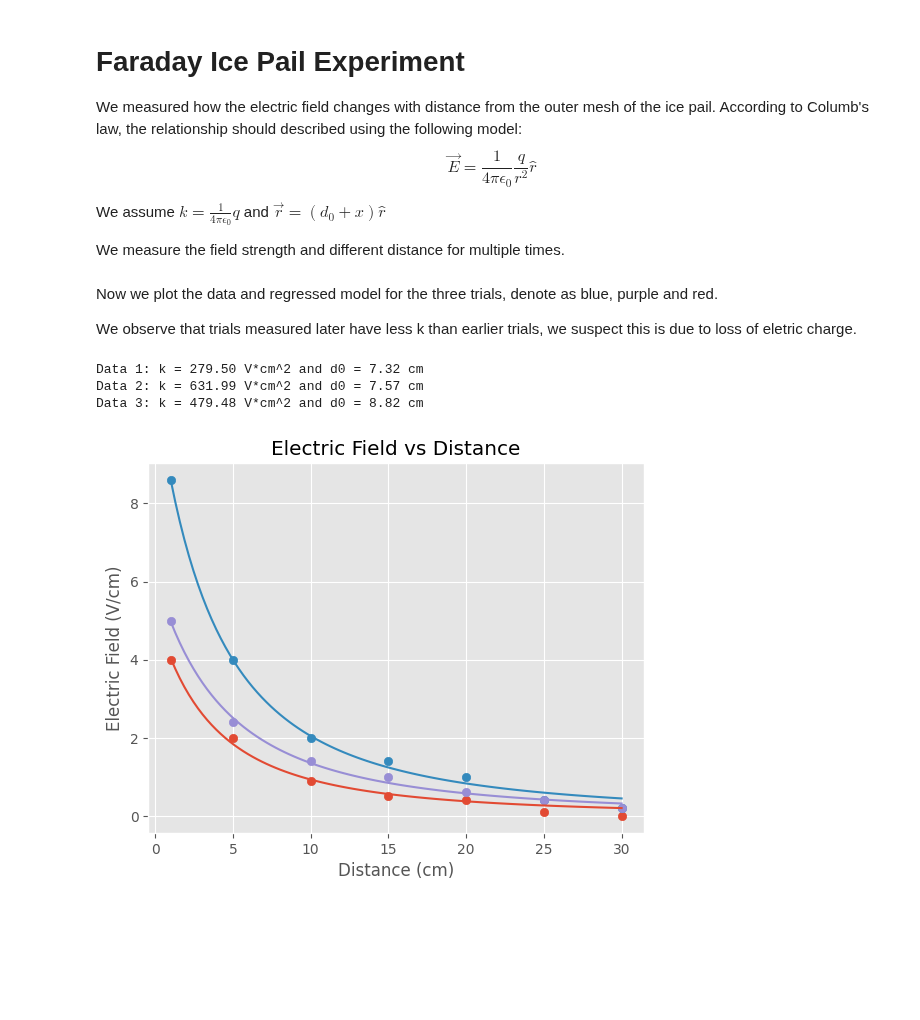
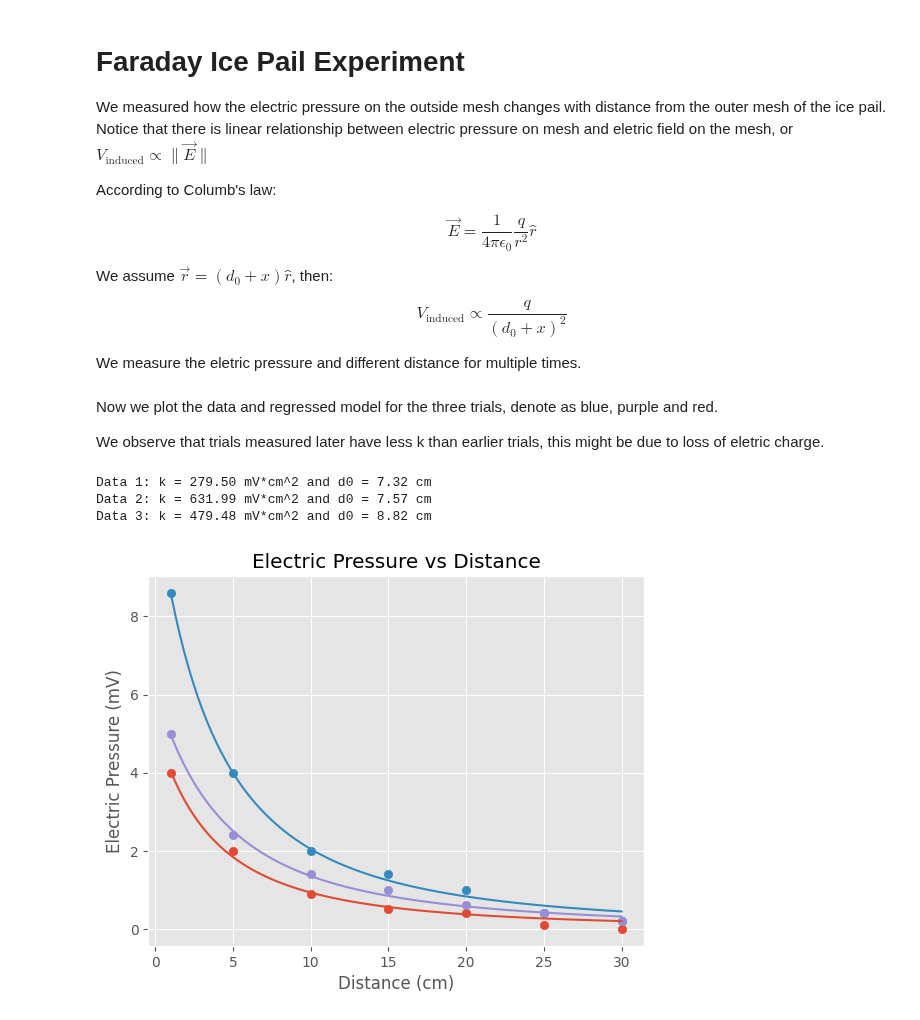
Before and after one commit to catr1xLiu/Notebook, a Jupyter notebook: CE1B/ECE106 - Eletricity and Magnetism/Lab1/Faraday Ice Pail.ipynb, the cells around one changed output. Drawn from its saved outputs; the diff is of its cells as text; code cells hidden in the pictures; blank space fills up the shorter version.

Commit message:
completed the faraday ice pail lab

```diff
--- a/CE1B/ECE106 - Eletricity and Magnetism/Lab1/Faraday Ice Pail.ipynb
+++ b/CE1B/ECE106 - Eletricity and Magnetism/Lab1/Faraday Ice Pail.ipynb
@@ -1,14 +1,21 @@
 # %% [markdown]
 # Faraday Ice Pail Experiment
 
-We measured how the electric field changes with distance from the outer mesh of the ice pail. According to Columb's law, the relationship should described using the following model:
+We measured how the electric pressure on the outside mesh changes with distance from the outer mesh of the ice pail. Notice that there is linear relationship between electric pressure on mesh and eletric field on the mesh, or $V_\text{induced} \propto \|\vec{E}\|$
+
+According to Columb's law:
+
 $$
 \vec{E} = \frac{1}{4 \pi \epsilon_0} \frac{q}{r^2} \hat{r}
 $$
 
-We assume $k = \frac{1}{4 \pi \epsilon_0} q$ and $\vec{r} = (d_0 + x) \hat{r}$
+We assume $\vec{r} = (d_0 + x) \hat{r}$, then:
 
-We measure the field strength and different distance for multiple times.
+$$
+V_\text{induced} \propto \frac{q}{(d_0 + x)^2}
+$$
+
+We measure the eletric pressure and different distance for multiple times.
 # %%
 from matplotlib import pyplot as plt
 
@@ -26,7 +33,7 @@ distance = np.array([30, 25, 20, 15, 10, 5, 1])
 # %% [markdown]
 Now we plot the data and regressed model for the three trials, denote as blue, purple and red.
 
-We observe that trials measured later have less k than earlier trials, we suspect this is due to loss of eletric charge.
+We observe that trials measured later have less k than earlier trials, this might be due to loss of eletric charge.
 # %%
 def model(x, d0, k):
     return k / (x + d0)**2
@@ -37,39 +44,39 @@ def fit_model(data, distance):
 
 d1, k1 = fit_model(data1, distance)
 d2, k2 = fit_model(data2, distance)
 d3, k3 = fit_model(data3, distance)
 
 regression2 = np.poly1d(np.polyfit(distance, data2, deg=2))
 
 regression3 = np.poly1d(np.polyfit(distance, data3, deg=2))
 
 distance_linspace = np.linspace(distance.min(), distance.max(), 100)
 
 data1_smooth = model(distance_linspace, d1, k1)
 
 data2_smooth = model(distance_linspace, d2, k2)
 
 data3_smooth = model(distance_linspace, d3, k3)
 
 plt.style.use('ggplot')
 
 plt.xlabel("Distance (cm)")
-plt.ylabel("Electric Field (V/cm)")
-plt.title("Electric Field vs Distance")
+plt.ylabel("Electric Pressure (mV)")
+plt.title("Electric Pressure vs Distance")
 
 plt.scatter(distance, data1, color="C0")
 plt.scatter(distance, data2, color="C1")
 plt.scatter(distance, data3, color="C2")
 
 plt.plot(distance_linspace, data1_smooth, color="C0")
 plt.plot(distance_linspace, data2_smooth, color="C1")
 plt.plot(distance_linspace, data3_smooth, color="C2")
 
-print(f"Data 1: k = {k1:.2f} V*cm^2 and d0 = {d1:.2f} cm")
-print(f"Data 2: k = {k2:.2f} V*cm^2 and d0 = {d2:.2f} cm")
-print(f"Data 3: k = {k3:.2f} V*cm^2 and d0 = {d3:.2f} cm")
+print(f"Data 1: k = {k1:.2f} mV*cm^2 and d0 = {d1:.2f} cm")
+print(f"Data 2: k = {k2:.2f} mV*cm^2 and d0 = {d2:.2f} cm")
+print(f"Data 3: k = {k3:.2f} mV*cm^2 and d0 = {d3:.2f} cm")
 # %% [output]
-Data 1: k = 279.50 V*cm^2 and d0 = 7.32 cm
-Data 2: k = 631.99 V*cm^2 and d0 = 7.57 cm
-Data 3: k = 479.48 V*cm^2 and d0 = 8.82 cm
+Data 1: k = 279.50 mV*cm^2 and d0 = 7.32 cm
+Data 2: k = 631.99 mV*cm^2 and d0 = 7.57 cm
+Data 3: k = 479.48 mV*cm^2 and d0 = 8.82 cm
-[figure, old version]
+[figure, new version]
```
